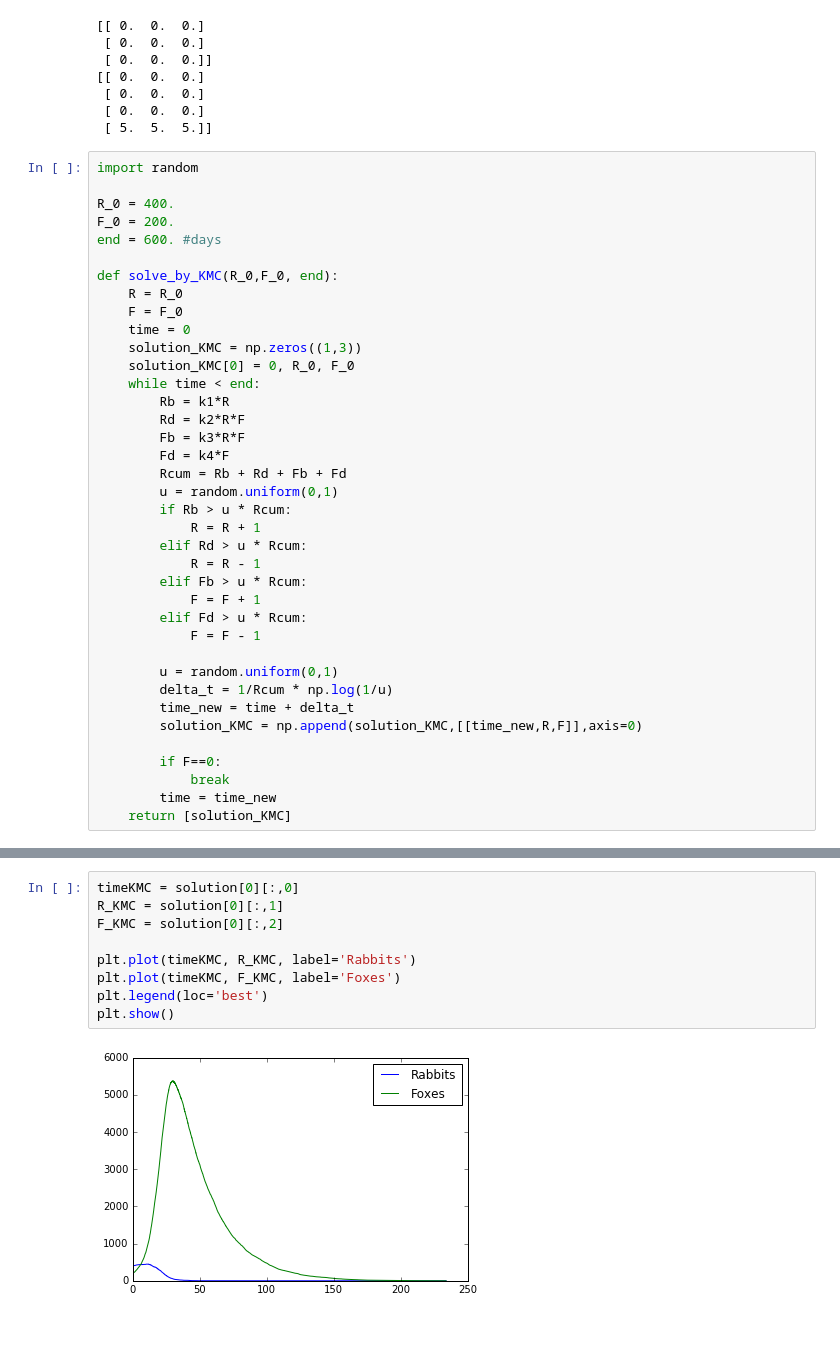
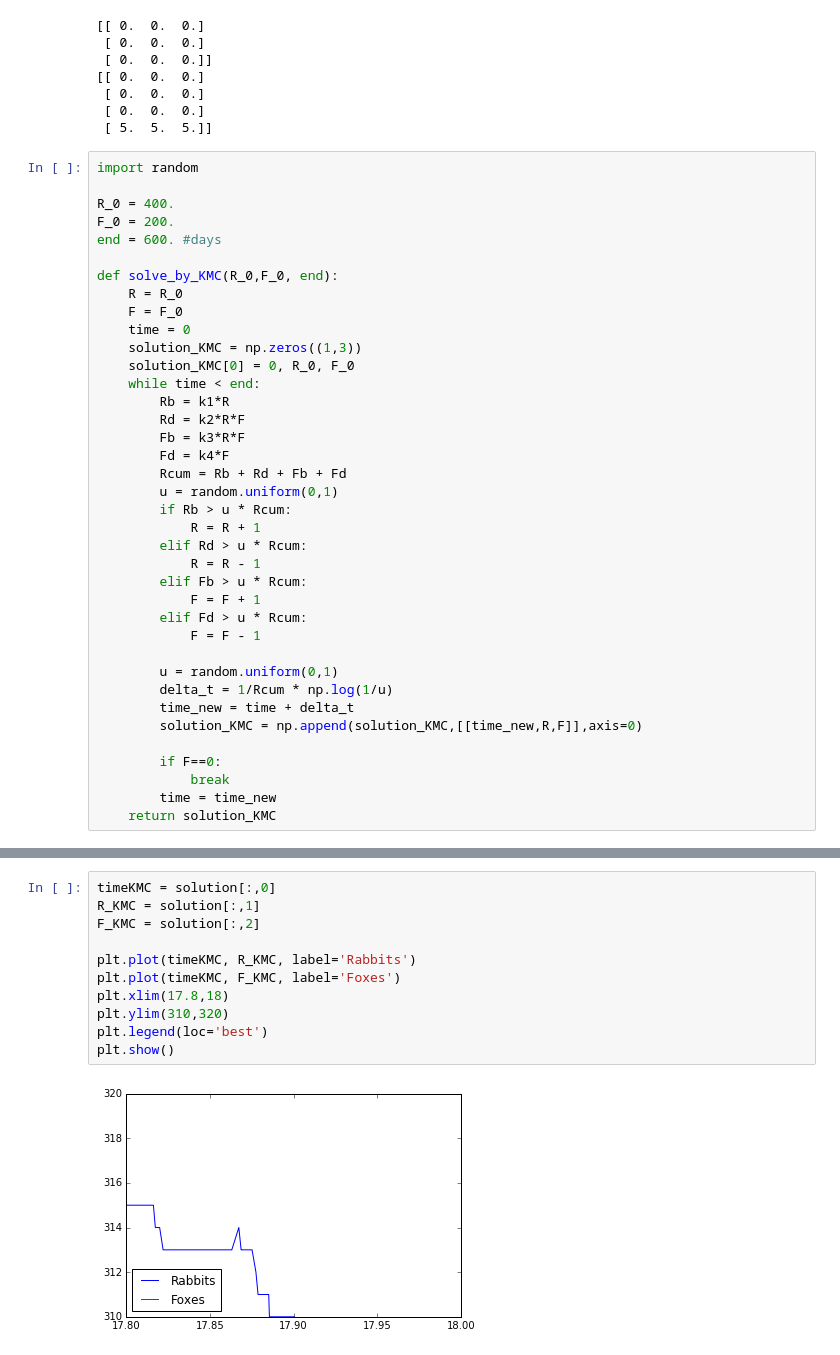
Before and after one commit to RaeMa07JG/rabbits-and-foxes-dbaugher, a Jupyter notebook: rabbits-and-foxes.ipynb, the cells around one changed output, grey strips where cells are left out. Cells and saved outputs as stored; diff of their text form.

```diff
--- a/rabbits-and-foxes.ipynb
+++ b/rabbits-and-foxes.ipynb
@@ -257,7 +257,7 @@ def solve_by_KMC(R_0,F_0, end):
         if F==0:
             break
         time = time_new
-    return [solution_KMC]
+    return solution_KMC
 # %%
 solution = solve_by_KMC(R_0,F_0,end)
 print(solution)
@@ -272,11 +272,13 @@ print(solution)
 # %%
-timeKMC = solution[0][:,0]
-R_KMC = solution[0][:,1]
-F_KMC = solution[0][:,2]
+timeKMC = solution[:,0]
+R_KMC = solution[:,1]
+F_KMC = solution[:,2]
 
 plt.plot(timeKMC, R_KMC, label='Rabbits')
 plt.plot(timeKMC, F_KMC, label='Foxes')
+plt.xlim(17.8,18)
+plt.ylim(310,320)
 plt.legend(loc='best')
 plt.show()
 # %% [output]
-[figure, old version]
+[figure, new version]
```
Also changed, not shown: parts of 6 cells of this notebook.
